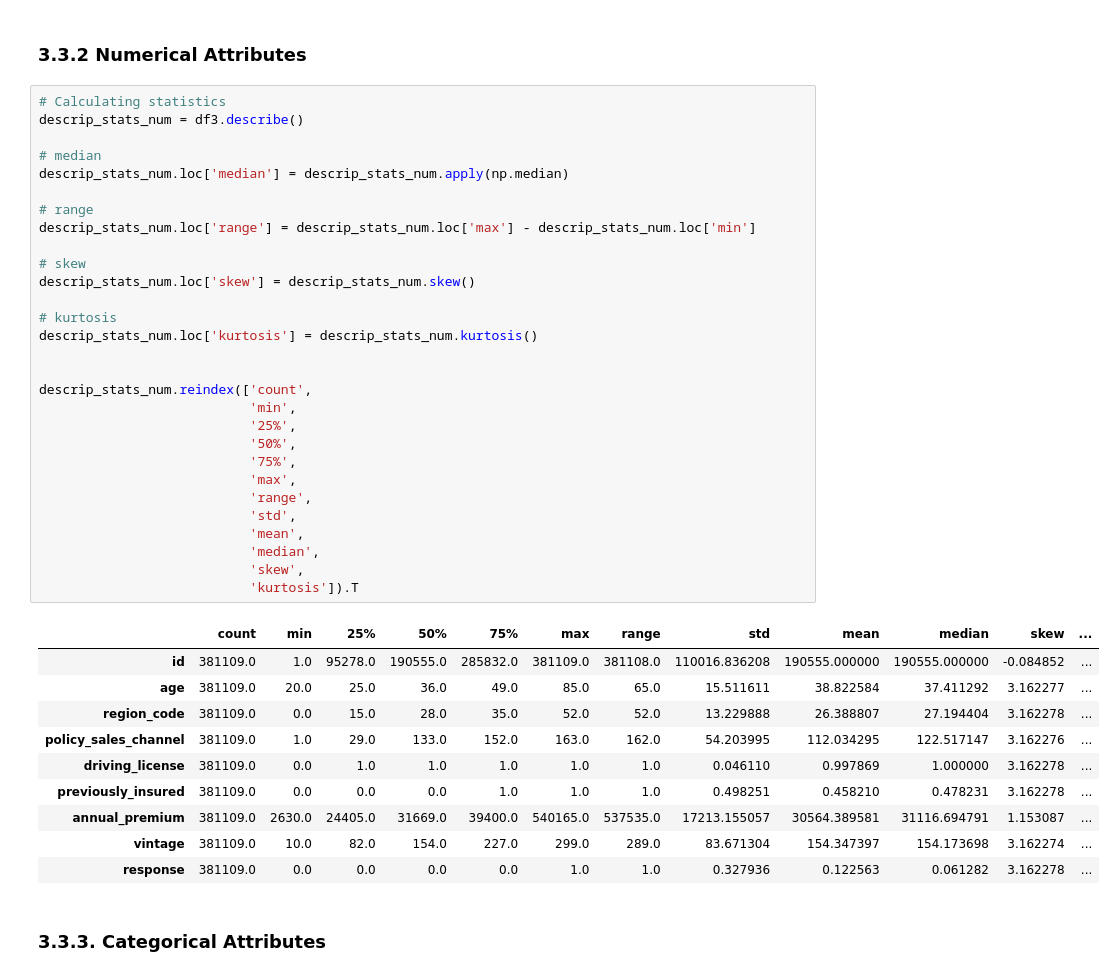
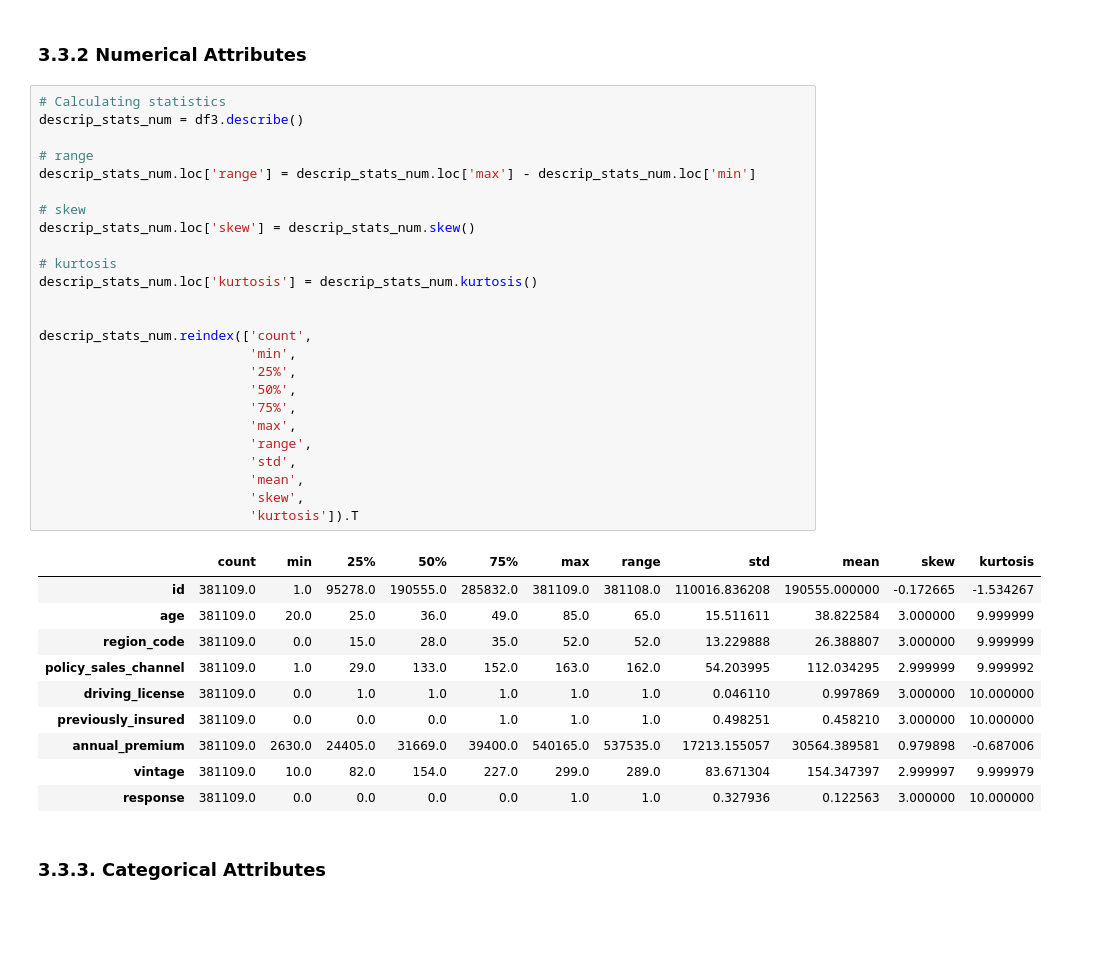
Before and after one commit to AlvaroMatsuda/Insurance_All, a Jupyter notebook: Health_Insurance_Cross_Sell_Project.ipynb, the cells around one changed output. Saved outputs shown, nothing was run; the diff lists cells and outputs as text; blank space fills up the shorter version.

Commit message:
finished descriptive statistics

```diff
--- a/Health_Insurance_Cross_Sell_Project.ipynb
+++ b/Health_Insurance_Cross_Sell_Project.ipynb
@@ -300,43 +300,39 @@ This shows us that the data is unbalanced.
 # %%
 # Calculating statistics
 descrip_stats_num = df3.describe()
-
-# median
-descrip_stats_num.loc['median'] = descrip_stats_num.apply(np.median)
 
 # range
 descrip_stats_num.loc['range'] = descrip_stats_num.loc['max'] - descrip_stats_num.loc['min']
 
 # skew
 descrip_stats_num.loc['skew'] = descrip_stats_num.skew()
 
 # kurtosis
 descrip_stats_num.loc['kurtosis'] = descrip_stats_num.kurtosis()
 
 
 descrip_stats_num.reindex(['count',
                            'min',
                            '25%',
                            '50%',
                            '75%',
                            'max',
                            'range',
                            'std',
                            'mean',
-                           'median',
                            'skew',
                            'kurtosis']).T
 # %% [output]
-|  | count | min | 25% | 50% | 75% | max | range | std | mean | median | skew | ... |
-| id | 381109.0 | 1.0 | 95278.0 | 190555.0 | 285832.0 | 381109.0 | 381108.0 | 110016.836208 | 190555.000000 | 190555.000000 | -0.084852 | ... |
-| age | 381109.0 | 20.0 | 25.0 | 36.0 | 49.0 | 85.0 | 65.0 | 15.511611 | 38.822584 | 37.411292 | 3.162277 | ... |
-| region_code | 381109.0 | 0.0 | 15.0 | 28.0 | 35.0 | 52.0 | 52.0 | 13.229888 | 26.388807 | 27.194404 | 3.162278 | ... |
-| policy_sales_channel | 381109.0 | 1.0 | 29.0 | 133.0 | 152.0 | 163.0 | 162.0 | 54.203995 | 112.034295 | 122.517147 | 3.162276 | ... |
-| driving_license | 381109.0 | 0.0 | 1.0 | 1.0 | 1.0 | 1.0 | 1.0 | 0.046110 | 0.997869 | 1.000000 | 3.162278 | ... |
-| previously_insured | 381109.0 | 0.0 | 0.0 | 0.0 | 1.0 | 1.0 | 1.0 | 0.498251 | 0.458210 | 0.478231 | 3.162278 | ... |
-| annual_premium | 381109.0 | 2630.0 | 24405.0 | 31669.0 | 39400.0 | 540165.0 | 537535.0 | 17213.155057 | 30564.389581 | 31116.694791 | 1.153087 | ... |
-| vintage | 381109.0 | 10.0 | 82.0 | 154.0 | 227.0 | 299.0 | 289.0 | 83.671304 | 154.347397 | 154.173698 | 3.162274 | ... |
-| response | 381109.0 | 0.0 | 0.0 | 0.0 | 0.0 | 1.0 | 1.0 | 0.327936 | 0.122563 | 0.061282 | 3.162278 | ... |
+|  | count | min | 25% | 50% | 75% | max | range | std | mean | skew | kurtosis |
+| id | 381109.0 | 1.0 | 95278.0 | 190555.0 | 285832.0 | 381109.0 | 381108.0 | 110016.836208 | 190555.000000 | -0.172665 | -1.534267 |
+| age | 381109.0 | 20.0 | 25.0 | 36.0 | 49.0 | 85.0 | 65.0 | 15.511611 | 38.822584 | 3.000000 | 9.999999 |
+| region_code | 381109.0 | 0.0 | 15.0 | 28.0 | 35.0 | 52.0 | 52.0 | 13.229888 | 26.388807 | 3.000000 | 9.999999 |
+| policy_sales_channel | 381109.0 | 1.0 | 29.0 | 133.0 | 152.0 | 163.0 | 162.0 | 54.203995 | 112.034295 | 2.999999 | 9.999992 |
+| driving_license | 381109.0 | 0.0 | 1.0 | 1.0 | 1.0 | 1.0 | 1.0 | 0.046110 | 0.997869 | 3.000000 | 10.000000 |
+| previously_insured | 381109.0 | 0.0 | 0.0 | 0.0 | 1.0 | 1.0 | 1.0 | 0.498251 | 0.458210 | 3.000000 | 10.000000 |
+| annual_premium | 381109.0 | 2630.0 | 24405.0 | 31669.0 | 39400.0 | 540165.0 | 537535.0 | 17213.155057 | 30564.389581 | 0.979898 | -0.687006 |
+| vintage | 381109.0 | 10.0 | 82.0 | 154.0 | 227.0 | 299.0 | 289.0 | 83.671304 | 154.347397 | 2.999997 | 9.999979 |
+| response | 381109.0 | 0.0 | 0.0 | 0.0 | 0.0 | 1.0 | 1.0 | 0.327936 | 0.122563 | 3.000000 | 10.000000 |
 # %% [markdown]
 ### 3.3.3. Categorical Attributes
 # %%
```
